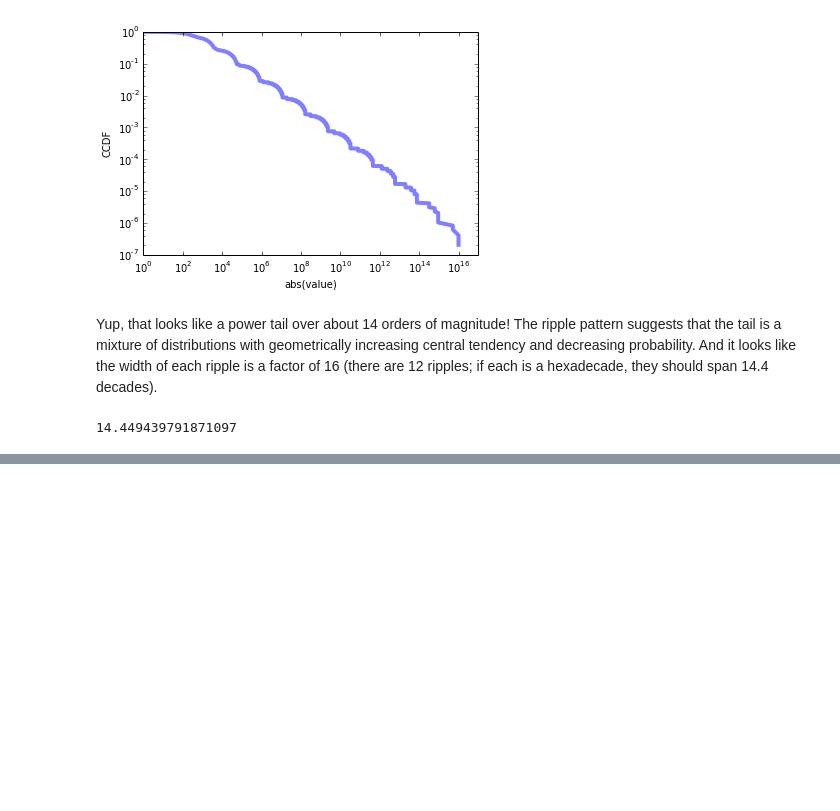
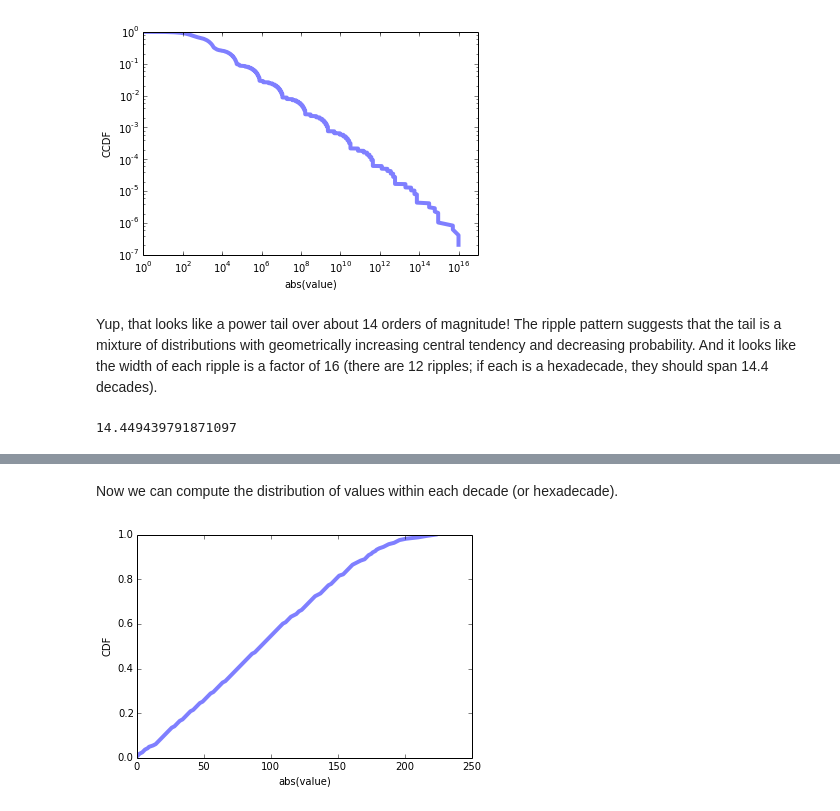
Before and after one commit to AllenDowney/ThinkStats2, a Jupyter notebook: code/puzzle1.ipynb, the cells around one changed output, grey strips where cells are left out. Cells and saved outputs as stored; diff of their text form; code cells hidden in the pictures; blank space fills up the shorter version.

```diff
--- a/code/puzzle1.ipynb
+++ b/code/puzzle1.ipynb
@@ -283,0 +287,7 @@ Yup, that looks like a power tail over about 14 orders of magnitude!  The ripple
+# %%
+import re
+
+def dom_term_len(expr, val):
+    return abs(val), max(imap(len, re.split('\+|-', expr)))
+
+dom_term_len('1234+56789', 1234+56789)
@@ -283,0 +298,2 @@ Yup, that looks like a power tail over about 14 orders of magnitude!  The ripple
+# %%
+dom_term_map = invert_dict(dict(starmap(dom_term_len, forward.iteritems())))
@@ -283,0 +313,6 @@ Yup, that looks like a power tail over about 14 orders of magnitude!  The ripple
+# %% [markdown]
+Now we can compute the distribution of values within each decade (or hexadecade).
+# %%
+plot_cdf(make_cdf(Counter(dom_term_map[2])))
+# %% [output]
+[figure, added]
```
Also changed, not shown: parts of 38 cells of this notebook.
